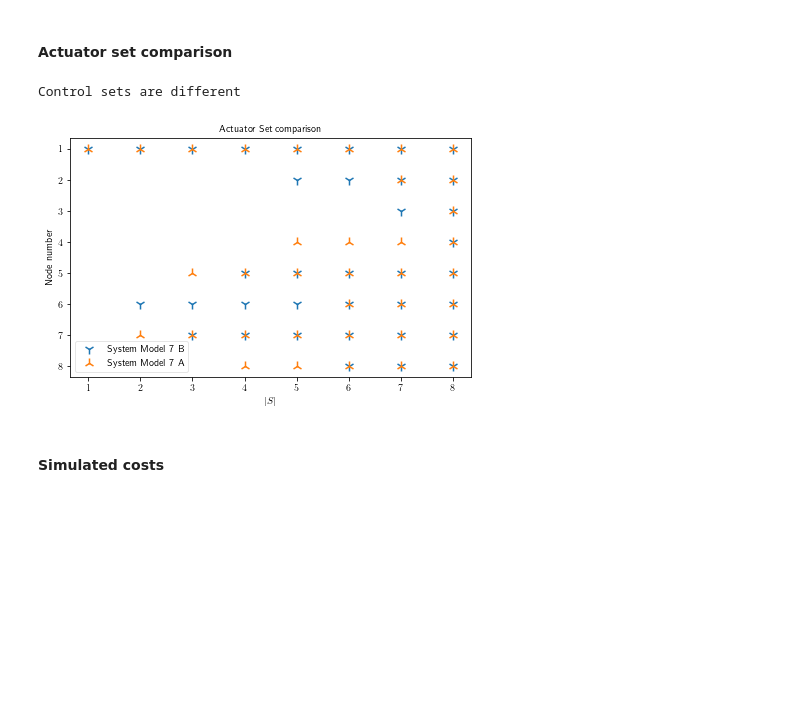
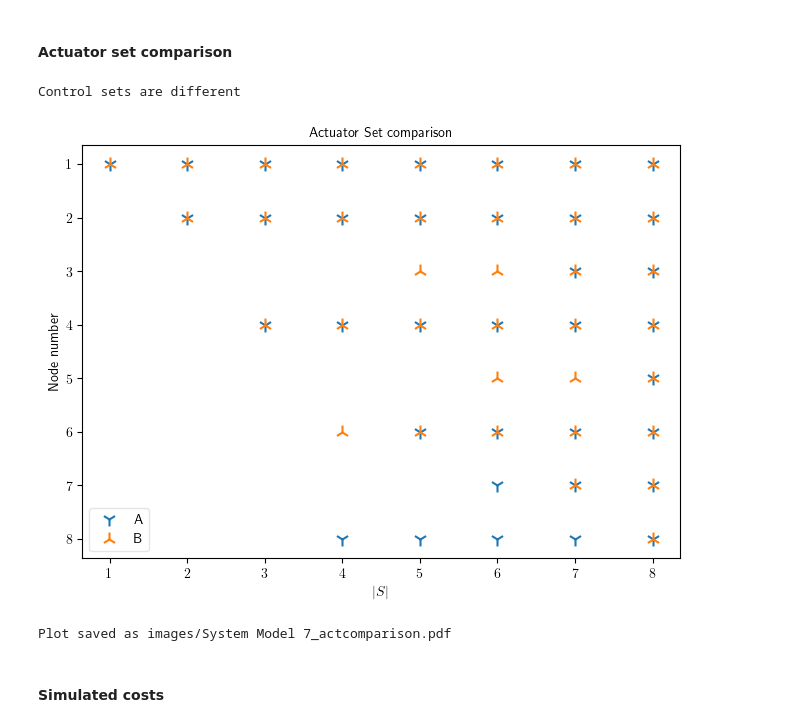
Before and after one commit to TSummersLab/multiplicative_noise_greedy_control_architecture, a Jupyter notebook: ActuatorSelection_Test3_2.ipynb, the cells around one changed output. Cells and saved outputs as stored; diff of their text form; code cells hidden in the pictures; blank space fills up the shorter version.

```diff
--- a/ActuatorSelection_Test3_2.ipynb
+++ b/ActuatorSelection_Test3_2.ipynb
@@ -75,10 +73,11 @@ Plot saved as images/System Model 7_comparison1.pdf
 # %% [markdown]
 #### Actuator set comparison
 # %%
-actuator_comparison(ret_sim['system_B'], ret_sim['system_A'], disptext=True, figplt=True);
+actuator_comparison(ret_sim, disptext=True, figplt=True);
 # %% [output]
 Control sets are different
-[figure, old version]
+[figure, new version]
+Plot saved as images/System Model 7_actcomparison.pdf
 # %% [markdown]
 #### Simulated costs
 # %%
```
Also changed, not shown: parts of 7 cells of this notebook, 45 other files.
